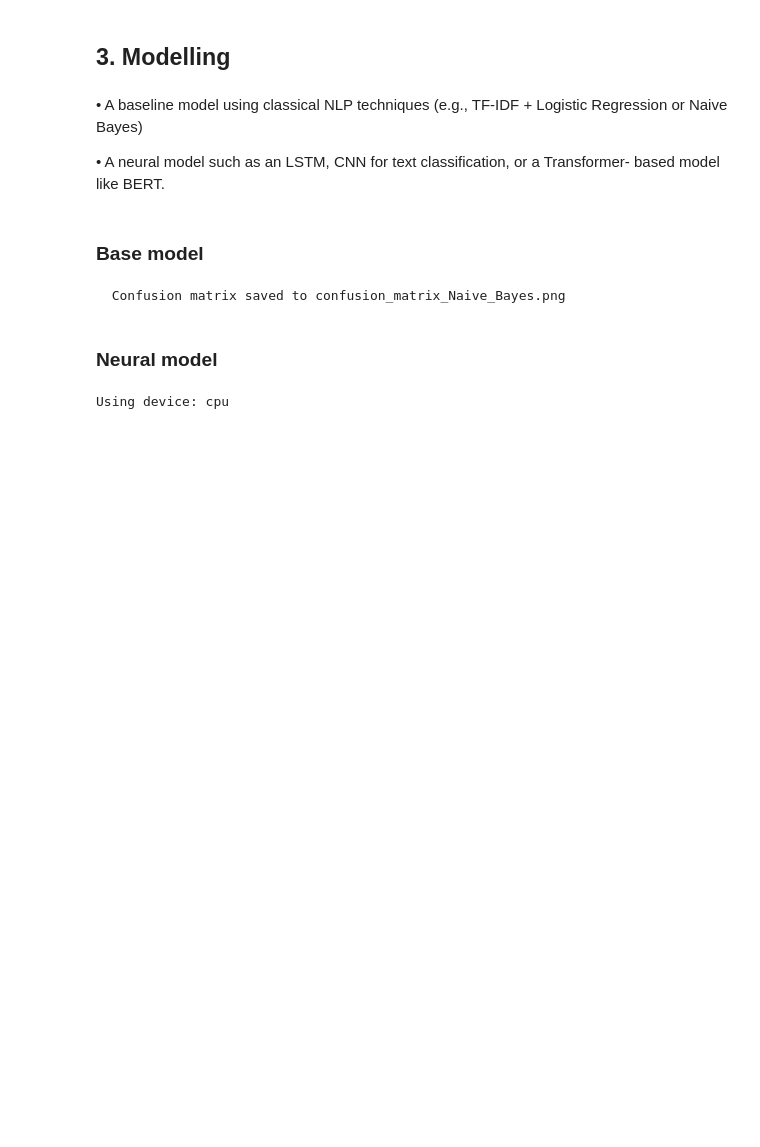
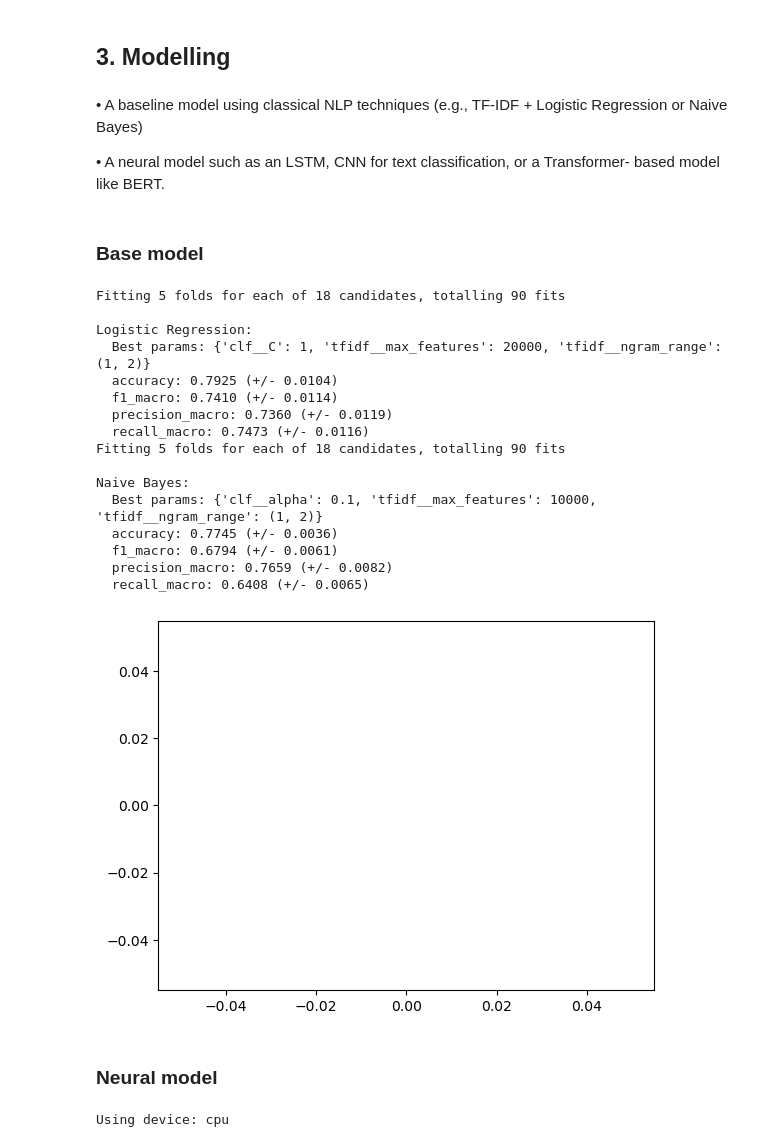
Before and after one commit to CoenHiddink2001/DLNLP_Group8, a Jupyter notebook: NLP assignment.ipynb, the cells around one changed output. Cells and saved outputs as stored; diff of their text form; code cells hidden in the pictures; blank space fills up the shorter version.

```diff
--- a/NLP assignment.ipynb
+++ b/NLP assignment.ipynb
@@ -353,46 +351,61 @@ nb_params = {
 }
 
 skf = StratifiedKFold(n_splits=5, shuffle=True, random_state=42)
 
 metrics = {
     'accuracy': 'accuracy',
     'f1_macro': 'f1_macro', #very important metric as classes are imbalanced. Takes average of f1 per class.
     'precision_macro': 'precision_macro',
     'recall_macro': 'recall_macro'
 }
 
 def validate_model(X_train, y_train, model_pipeline, params, name, cv_model, metrics):
     grid = GridSearchCV(model_pipeline, params, cv=cv_model, scoring=metrics, refit='f1_macro', n_jobs=-1, verbose=1)
     grid.fit(X_train, y_train)
 
     print(f"\n{name}:")
     print(f"  Best params: {grid.best_params_}")
     for metric in metrics:
         best_idx = grid.best_index_
         mean = grid.cv_results_[f'mean_test_{metric}'][best_idx]
         std = grid.cv_results_[f'std_test_{metric}'][best_idx]
         print(f"  {metric}: {mean:.4f} (+/- {std:.4f})")
 
-    # Confusion matrix
-    y_pred = cross_val_predict(grid.best_estimator_, X_train, y_train, cv=cv_model)
-    cm = confusion_matrix(y_train, y_pred)
-    classes = np.unique(y_train)
+    # Ff checken of dit by jullie wel werkt...
+    # # Plot Confusion Matrix
+    # y_pred = grid.predict(X_train)
+    # cm = confusion_matrix(y_train, y_pred)
+    #
+    # # Explicitly create a new figure to prevent overwriting
+    # plt.figure(figsize=(8, 6))
+    # disp = ConfusionMatrixDisplay(confusion_matrix=cm, display_labels=grid.classes_)
+    # disp.plot(cmap='Blues', values_format='d')
+    # plt.title(f'Confusion Matrix: {name}')
 
-    fig, ax = plt.subplots(figsize=(8, 6))
-    disp = ConfusionMatrixDisplay(confusion_matrix=cm, display_labels=classes)
-    disp.plot(ax=ax, colorbar=True, cmap='Blues')
-    ax.set_title(f'Confusion Matrix — {name}')
-    plt.tight_layout()
-    plt.savefig(f'plots/confusion_matrix_{name.replace(" ", "_")}.png', dpi=150)
-    plt.close(fig)
-    print(f"  Confusion matrix saved to confusion_matrix_{name.replace(' ', '_')}.png")
+    plt.plot()
 
     return grid
 
 logit_result = validate_model(X_train, y_train, logit_pipeline, logit_params, 'Logistic Regression', skf, metrics)
 nb_result = validate_model(X_train, y_train, nb_pipeline, nb_params, 'Naive Bayes', skf, metrics)
 # %% [output]
-  Confusion matrix saved to confusion_matrix_Naive_Bayes.png
+Fitting 5 folds for each of 18 candidates, totalling 90 fits
+
+Logistic Regression:
+  Best params: {'clf__C': 1, 'tfidf__max_features': 20000, 'tfidf__ngram_range': (1, 2)}
+  accuracy: 0.7925 (+/- 0.0104)
+  f1_macro: 0.7410 (+/- 0.0114)
+  precision_macro: 0.7360 (+/- 0.0119)
+  recall_macro: 0.7473 (+/- 0.0116)
+Fitting 5 folds for each of 18 candidates, totalling 90 fits
+
+Naive Bayes:
+  Best params: {'clf__alpha': 0.1, 'tfidf__max_features': 10000, 'tfidf__ngram_range': (1, 2)}
+  accuracy: 0.7745 (+/- 0.0036)
+  f1_macro: 0.6794 (+/- 0.0061)
+  precision_macro: 0.7659 (+/- 0.0082)
+  recall_macro: 0.6408 (+/- 0.0065)
+[figure, added]
 # %% [markdown]
 ### Neural model
 # %%
```
Also changed, not shown: parts of 14 cells of this notebook, 1 other file.
